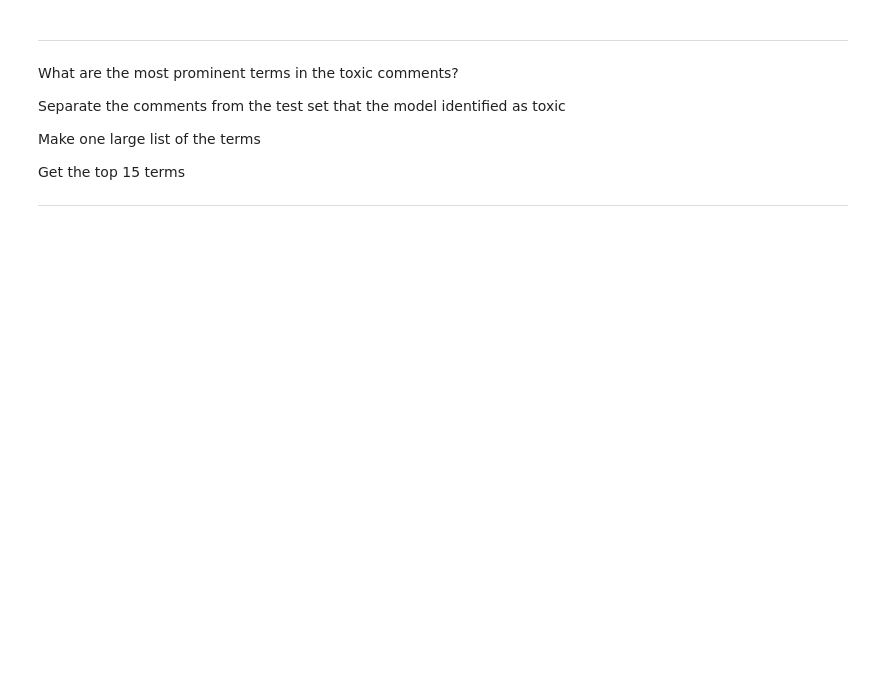
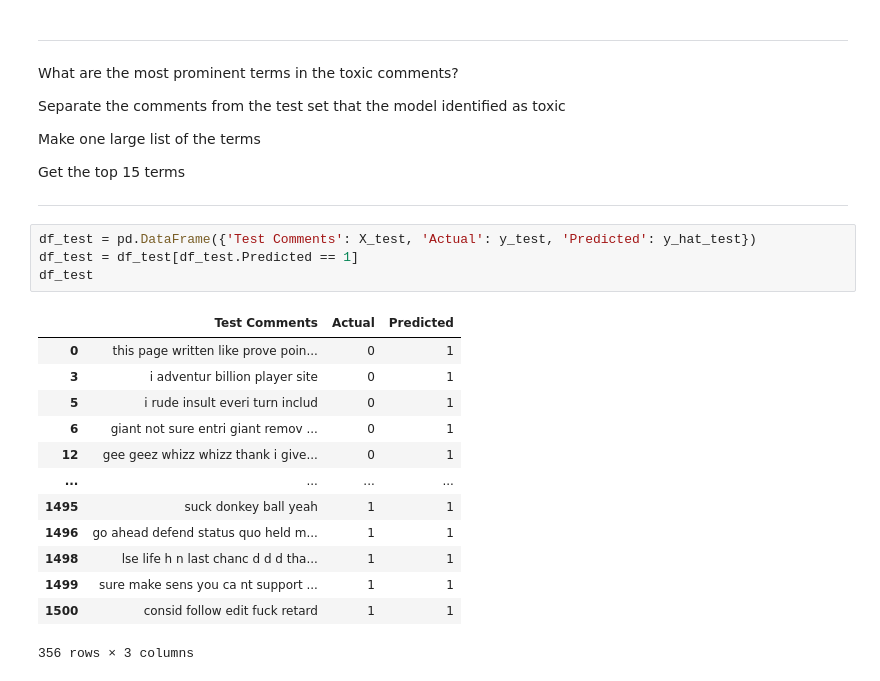
Before and after one commit to vikassharma555/Assignments, a Jupyter notebook: Proj_Wiki_Toxicity/Wiki_Toxicity_Anaysis.ipynb, the cells around one changed output. Drawn from its saved outputs; the diff is of its cells as text; blank space fills up the shorter version.

```diff
--- a/Proj_Wiki_Toxicity/Wiki_Toxicity_Anaysis.ipynb
+++ b/Proj_Wiki_Toxicity/Wiki_Toxicity_Anaysis.ipynb
@@ -939,6 +945,24 @@ Make one large list of the terms
 
 Get the top 15 terms
 ***
+# %%
+df_test = pd.DataFrame({'Test Comments': X_test, 'Actual': y_test, 'Predicted': y_hat_test})
+df_test = df_test[df_test.Predicted == 1]
+df_test
+# %% [output]
+|  | Test Comments | Actual | Predicted |
+| 0 | this page written like prove poin... | 0 | 1 |
+| 3 | i adventur billion player site | 0 | 1 |
+| 5 | i rude insult everi turn includ | 0 | 1 |
+| 6 | giant not sure entri giant remov ... | 0 | 1 |
+| 12 | gee geez whizz whizz thank i give... | 0 | 1 |
+| ... | ... | ... | ... |
+| 1495 | suck donkey ball yeah | 1 | 1 |
+| 1496 | go ahead defend status quo held m... | 1 | 1 |
+| 1498 | lse life h n last chanc d d d tha... | 1 | 1 |
+| 1499 | sure make sens you ca nt support ... | 1 | 1 |
+| 1500 | consid follow edit fuck retard | 1 | 1 |
+356 rows × 3 columns
 # %%
 wordcloud = WordCloud(width = 800, height = 800,
                 background_color ='white',
```
Also changed, not shown: parts of 21 cells of this notebook.
